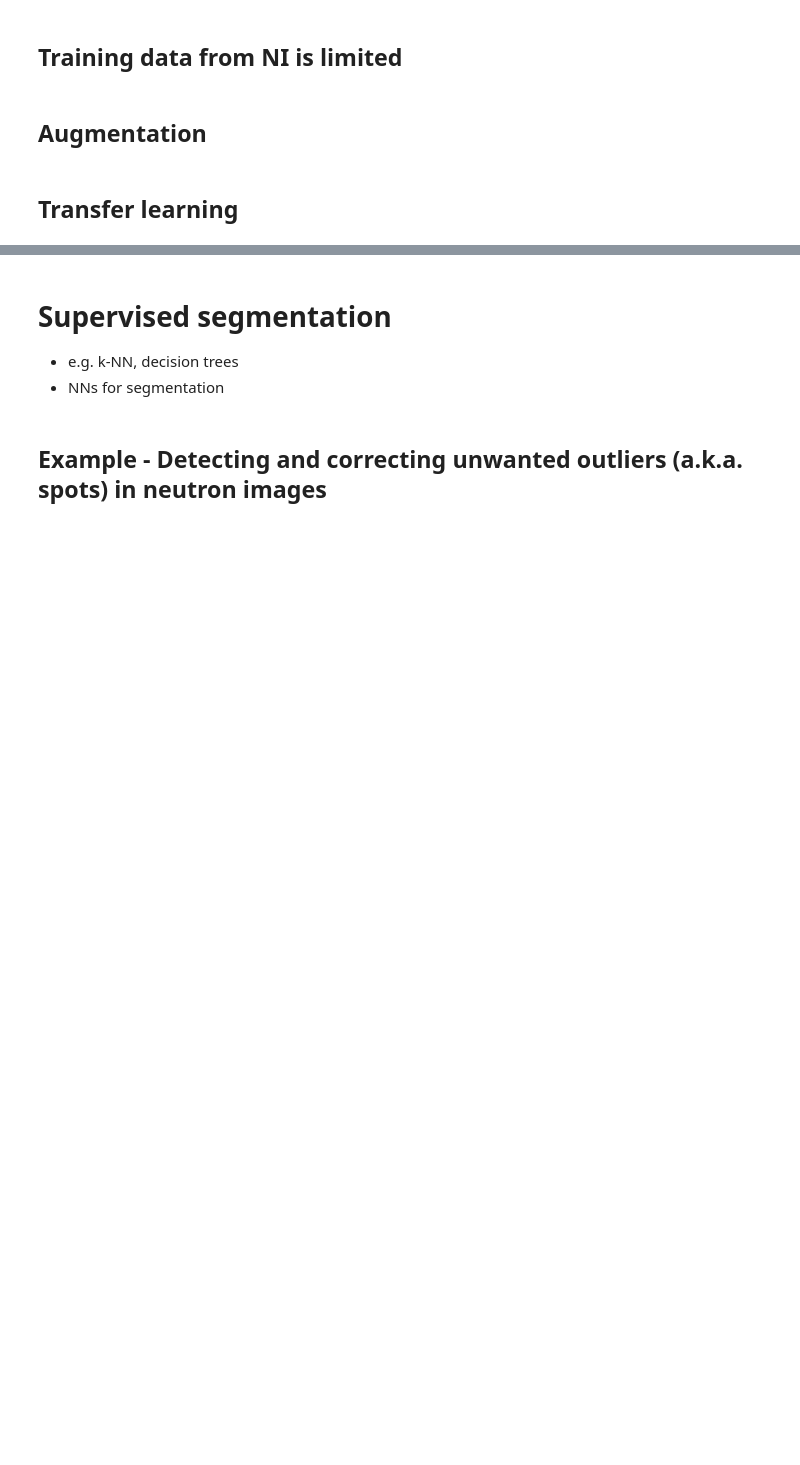
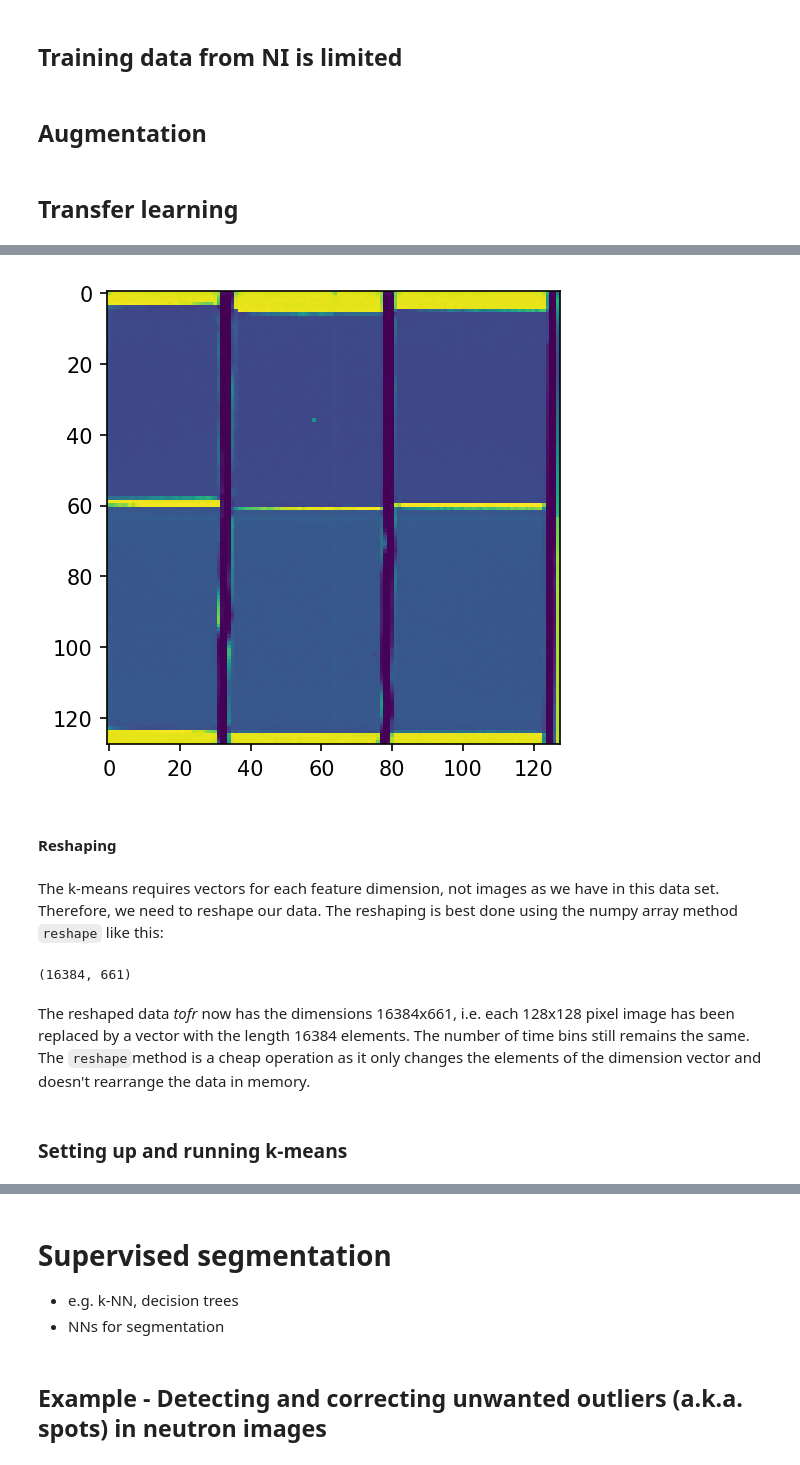
Before and after one commit to ImagingLectures/MLSegmentation4NI, a Jupyter notebook: lecture/_build/jupyter_execute/ML4NeutronImageSegmentation.ipynb, the cells around one changed output, grey strips where cells are left out. Drawn from its saved outputs; the diff is of its cells as text; code cells hidden in the pictures; blank space fills up the shorter version.

````diff
--- a/lecture/_build/jupyter_execute/ML4NeutronImageSegmentation.ipynb
+++ b/lecture/_build/jupyter_execute/ML4NeutronImageSegmentation.ipynb
@@ -193,0 +250,19 @@ Intro
+# %%
+tof  = np.load('../data/tofdata.npy')
+wtof = tof.mean(axis=2)
+plt.imshow(wtof);
+# %% [output]
+[figure, added]
+# %% [markdown]
+#### Reshaping
+# %% [markdown]
+The k-means requires vectors for each feature dimension, not images as we have in this data set. Therefore, we need to reshape our data. The reshaping is best done using the numpy array method ```reshape``` like this:
+# %%
+tofr=tof.reshape([tof.shape[0]*tof.shape[1],tof.shape[2]])
+tofr.shape
+# %% [output]
+(16384, 661)
+# %% [markdown]
+The reshaped data _tofr_ now has the dimensions 16384x661, i.e. each 128x128 pixel image has been replaced by a vector with the length 16384 elements. The number of time bins still remains the same. The ```reshape```method is a cheap operation as it only changes the elements of the dimension vector and doesn't rearrange the data in memory.
+# %% [markdown]
+### Setting up and running k-means
````
Also changed, not shown: parts of 20 cells of this notebook, 38 other files.
